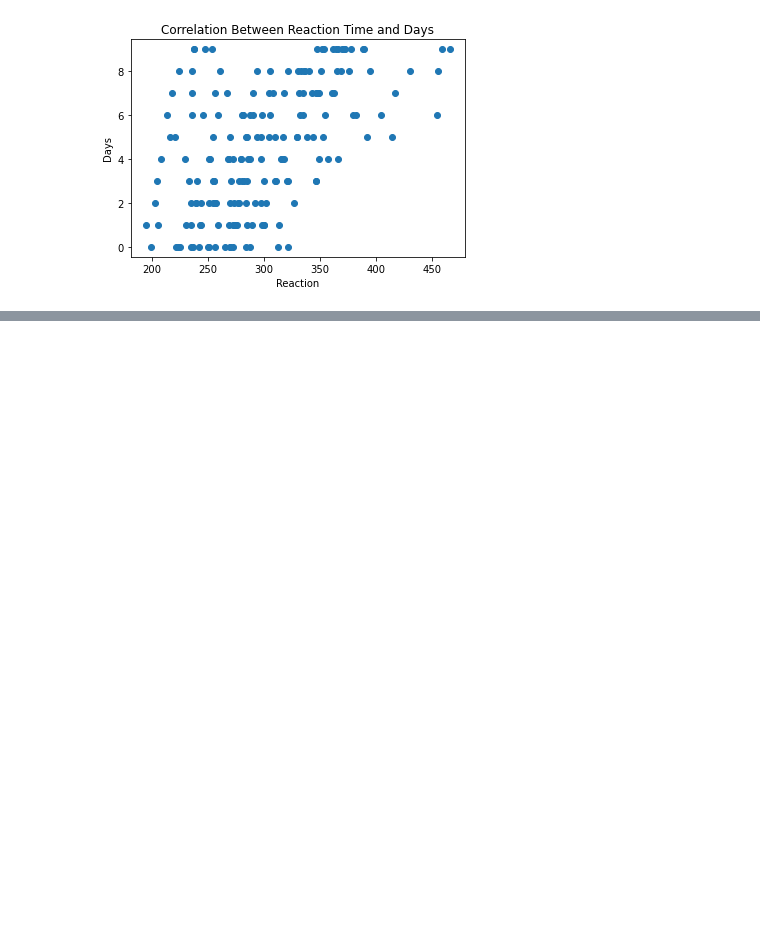
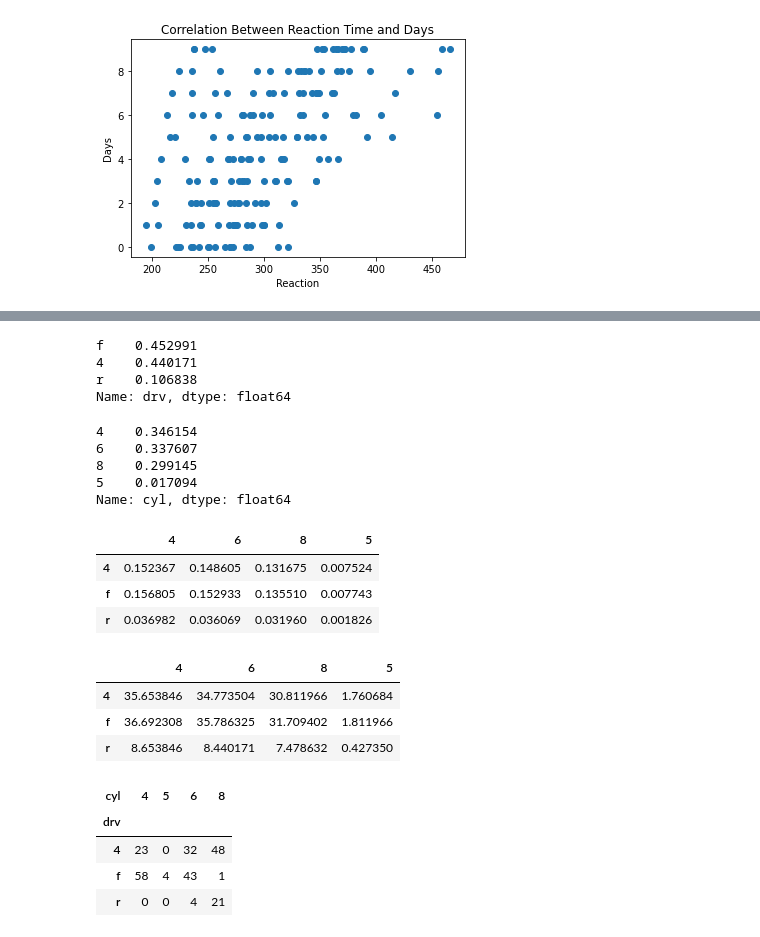
Before and after one commit to michael-haerle/statistics-exercises, a Jupyter notebook: hypothesis_testing.ipynb, the cells around one changed output, grey strips where cells are left out. Drawn from its saved outputs; the diff is of its cells as text; code cells hidden in the pictures; blank space fills up the shorter version.

```diff
--- a/hypothesis_testing.ipynb
+++ b/hypothesis_testing.ipynb
@@ -355,0 +423,50 @@ plt.show()
+# %%
+n = mpg.shape[0]
+
+drive_proportions = mpg.drv.value_counts() / n
+drive_proportions
+# %% [output]
+f    0.452991
+4    0.440171
+r    0.106838
+Name: drv, dtype: float64
+# %%
+cyl_proportions = mpg.cyl.value_counts() / n
+cyl_proportions
+# %% [output]
+4    0.346154
+6    0.337607
+8    0.299145
+5    0.017094
+Name: cyl, dtype: float64
+# %%
+expected = pd.DataFrame()
+
+for drive_group, d_prop in drive_proportions.iteritems():
+    for cyl_group, c_prop in cyl_proportions.iteritems():
+        expected.loc[drive_group, cyl_group] = d_prop * c_prop
+
+expected.sort_index(inplace=True)
+expected
+# %% [output]
+|  | 4 | 6 | 8 | 5 |
+| 4 | 0.152367 | 0.148605 | 0.131675 | 0.007524 |
+| f | 0.156805 | 0.152933 | 0.135510 | 0.007743 |
+| r | 0.036982 | 0.036069 | 0.031960 | 0.001826 |
+# %%
+expected *= n
+expected
+# %% [output]
+|  | 4 | 6 | 8 | 5 |
+| 4 | 35.653846 | 34.773504 | 30.811966 | 1.760684 |
+| f | 36.692308 | 35.786325 | 31.709402 | 1.811966 |
+| r | 8.653846 | 8.440171 | 7.478632 | 0.427350 |
+# %%
+observed = pd.crosstab(mpg.drv, mpg.cyl)
+observed
+# %% [output]
+| cyl | 4 | 5 | 6 | 8 |
+| drv |  |  |  |  |
+| 4 | 23 | 0 | 32 | 48 |
+| f | 58 | 4 | 43 | 1 |
+| r | 0 | 0 | 4 | 21 |
```
Also changed, not shown: parts of 27 cells of this notebook.
